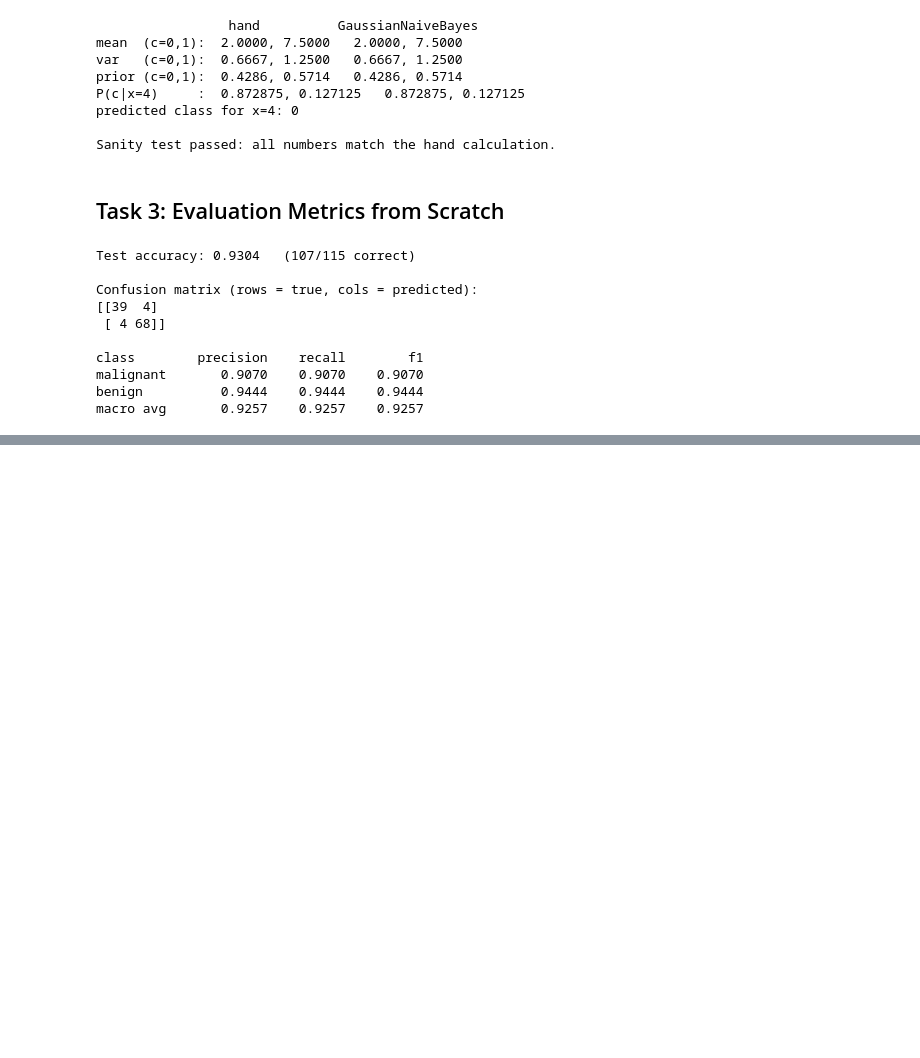
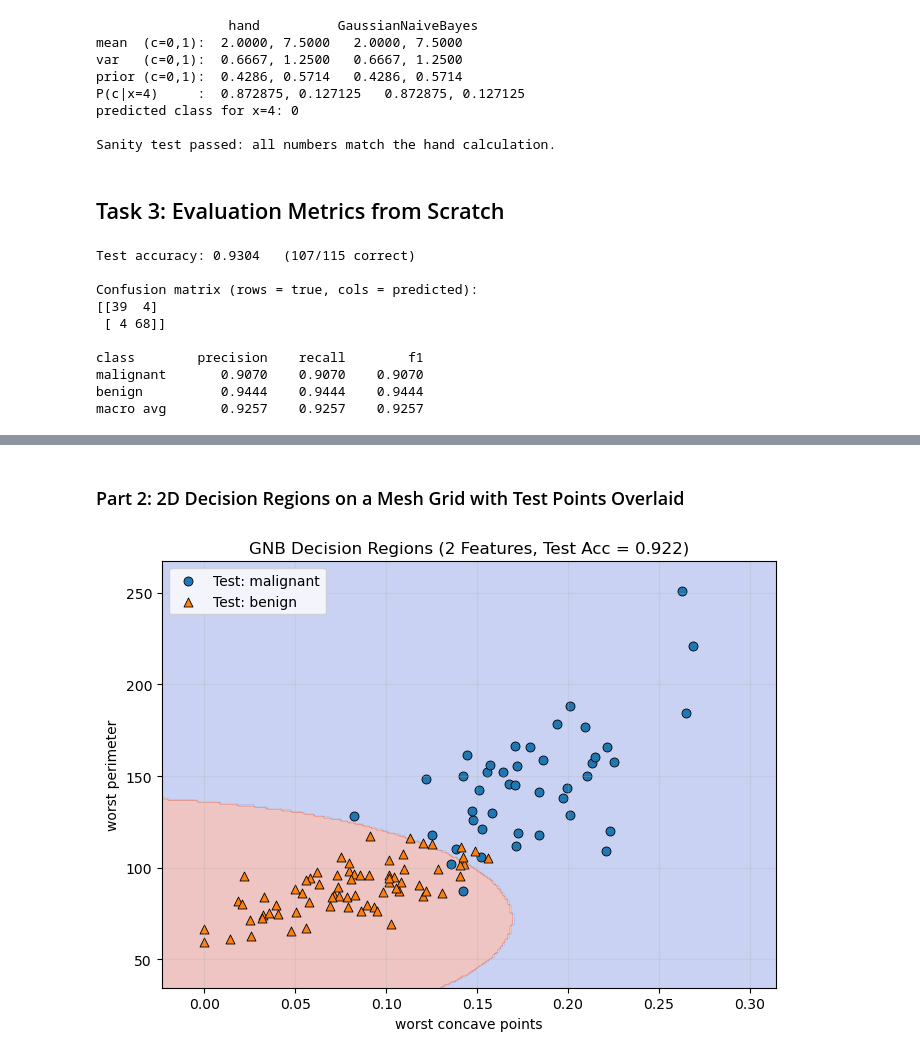
Before and after one commit to mariamemad347/GNB, a Jupyter notebook: GNB_20240437_20240575.ipynb, the cells around one changed output, grey strips where cells are left out. Drawn from its saved outputs; the diff is of its cells as text; code cells hidden in the pictures; blank space fills up the shorter version.

Commit message:
The Second part

```diff
--- a/GNB_20240437_20240575.ipynb
+++ b/GNB_20240437_20240575.ipynb
@@ -278,0 +404,56 @@ macro avg       1.0000    1.0000    1.0000
+# %% [markdown]
+### Part 2: 2D Decision Regions on a Mesh Grid with Test Points Overlaid
+# %%
+f1, f2 = int(top2_idx[0]), int(top2_idx[1])
+X_tr_2d = X_train[:, [f1, f2]]
+X_te_2d = X_test[:, [f1, f2]]
+
+gnb_2d = GaussianNaiveBayes().fit(X_tr_2d, y_train)
+
+pad1 = 0.08 * (max(X_tr_2d[:, 0].max(), X_te_2d[:, 0].max()) - min(X_tr_2d[:, 0].min(), X_te_2d[:, 0].min()))
+pad2 = 0.08 * (max(X_tr_2d[:, 1].max(), X_te_2d[:, 1].max()) - min(X_tr_2d[:, 1].min(), X_te_2d[:, 1].min()))
+
+x1_min = min(X_tr_2d[:, 0].min(), X_te_2d[:, 0].min()) - pad1
+x1_max = max(X_tr_2d[:, 0].max(), X_te_2d[:, 0].max()) + pad1
+x2_min = min(X_tr_2d[:, 1].min(), X_te_2d[:, 1].min()) - pad2
+x2_max = max(X_tr_2d[:, 1].max(), X_te_2d[:, 1].max()) + pad2
+
+xx1, xx2 = np.meshgrid(
+    np.linspace(x1_min, x1_max, 250),
+    np.linspace(x2_min, x2_max, 250),
+)
+grid_points = np.c_[xx1.ravel(), xx2.ravel()]
+
+Z = gnb_2d.predict(grid_points).reshape(xx1.shape)
+
+fig, ax = plt.subplots(figsize=(7.0, 5.2))
+
+contour = ax.contourf(xx1, xx2, Z, alpha=0.3, cmap="coolwarm")
+
+markers = ["o", "^", "s", "D"]
+for idx, cls in enumerate(gnb_2d.classes_):
+    mask = y_test == cls
+    label_name = class_names[int(cls)] if "class_names" in globals() else f"Class {cls}"
+    ax.scatter(
+        X_te_2d[mask, 0],
+        X_te_2d[mask, 1],
+        marker=markers[idx % len(markers)],
+        s=42,
+        edgecolors="k",
+        linewidths=0.6,
+        label=f"Test: {label_name}",
+    )
+
+name1 = data.feature_names[f1] if "data" in globals() else f"Feature {f1}"
+name2 = data.feature_names[f2] if "data" in globals() else f"Feature {f2}"
+acc_2d = accuracy(y_test, gnb_2d.predict(X_te_2d))
+
+ax.set_title(f"GNB Decision Regions (2 Features, Test Acc = {acc_2d:.3f})")
+ax.set_xlabel(name1)
+ax.set_ylabel(name2)
+ax.legend()
+ax.grid(True, alpha=0.25)
+fig.tight_layout()
+plt.show()
+# %% [output]
+[figure, added]
```
Also changed, not shown: parts of 17 cells of this notebook.
